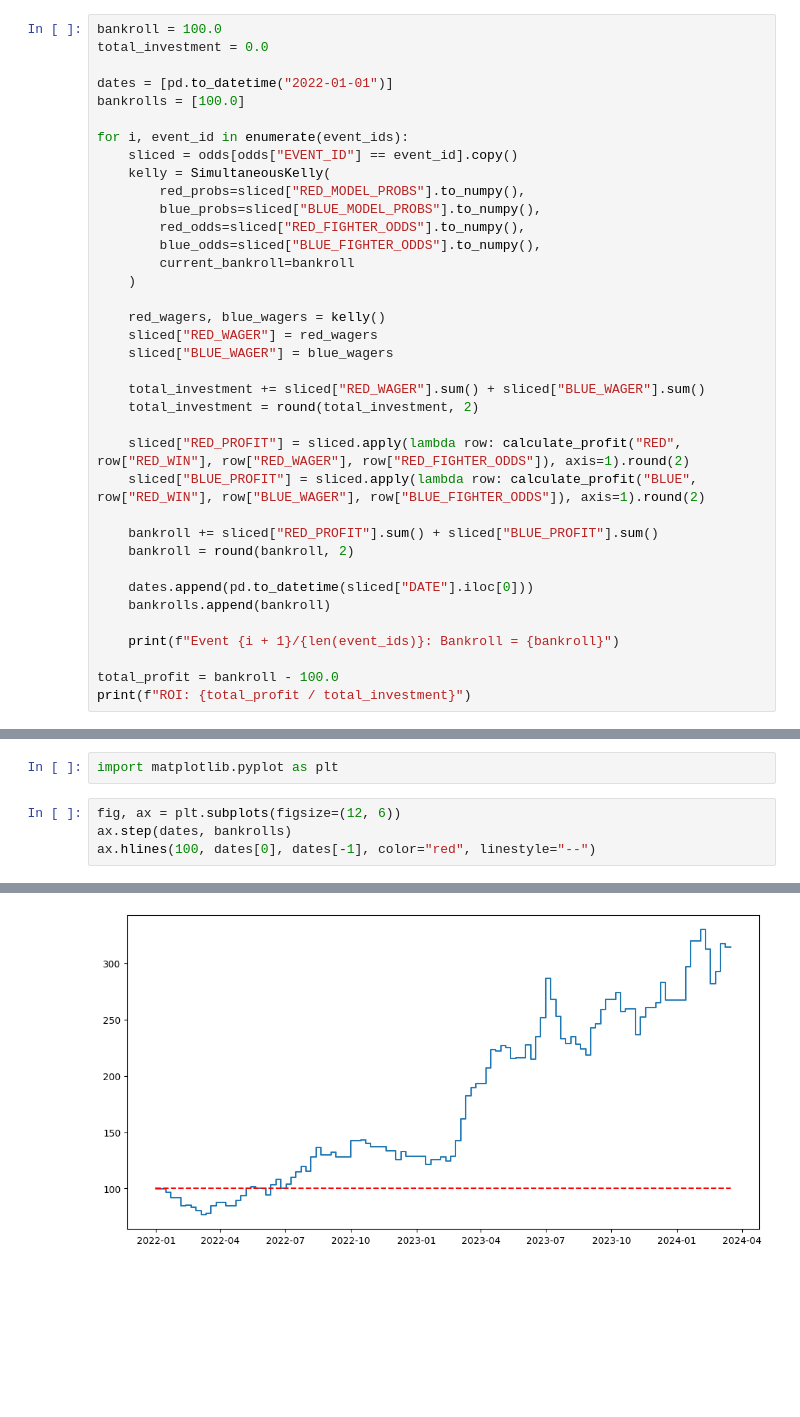
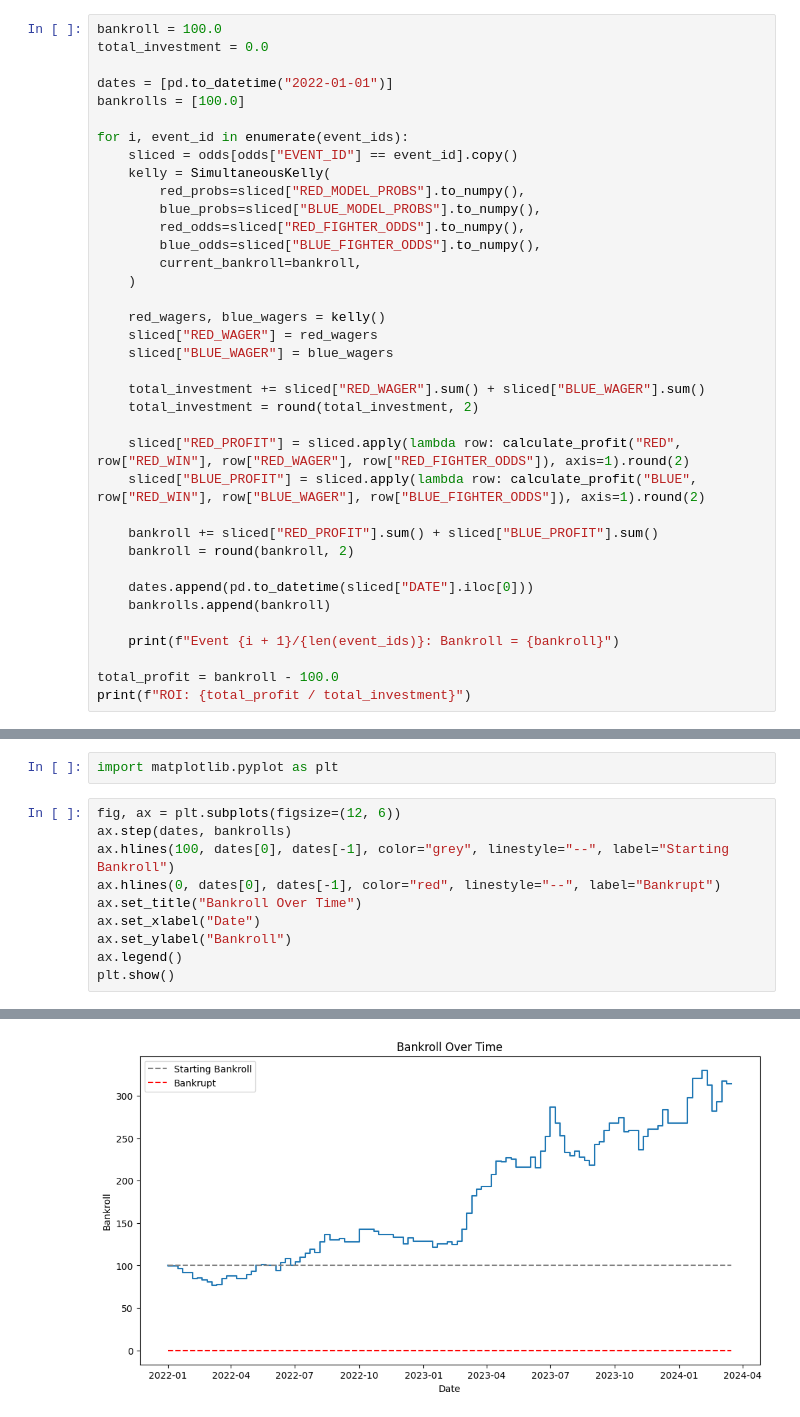
Before and after one commit to ehan03/cpsc-381-final-project, a Jupyter notebook: notebooks/backtest_temp.ipynb, the cells around one changed output, grey strips where cells are left out. Saved outputs shown, nothing was run; the diff lists cells and outputs as text; blank space fills up the shorter version.

Commit message:
pretty graph lol

```diff
--- a/notebooks/backtest_temp.ipynb
+++ b/notebooks/backtest_temp.ipynb
@@ -91,7 +91,7 @@ for i, event_id in enumerate(event_ids):
         blue_probs=sliced["BLUE_MODEL_PROBS"].to_numpy(),
         red_odds=sliced["RED_FIGHTER_ODDS"].to_numpy(),
         blue_odds=sliced["BLUE_FIGHTER_ODDS"].to_numpy(),
-        current_bankroll=bankroll
+        current_bankroll=bankroll,
     )
 
     red_wagers, blue_wagers = kelly()
@@ -137,5 +137,11 @@ import matplotlib.pyplot as plt
 # %%
 fig, ax = plt.subplots(figsize=(12, 6))
 ax.step(dates, bankrolls)
-ax.hlines(100, dates[0], dates[-1], color="red", linestyle="--")
+ax.hlines(100, dates[0], dates[-1], color="grey", linestyle="--", label="Starting Bankroll")
+ax.hlines(0, dates[0], dates[-1], color="red", linestyle="--", label="Bankrupt")
+ax.set_title("Bankroll Over Time")
+ax.set_xlabel("Date")
+ax.set_ylabel("Bankroll")
+ax.legend()
+plt.show()
 # %% [output]
@@ -143 +148 @@ ax.hlines(100, dates[0], dates[-1], color="red", linestyle="--")
-[figure, old version]
+[figure, new version]
```
Also changed, not shown: parts of 1 cell of this notebook.
